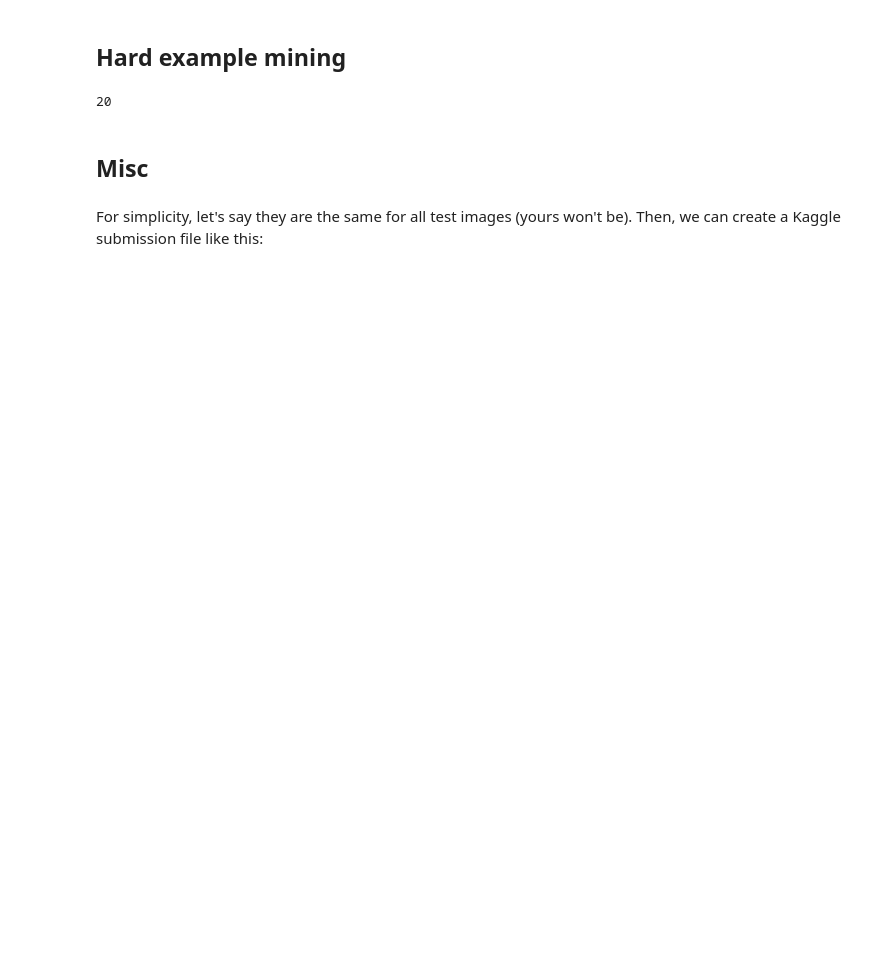
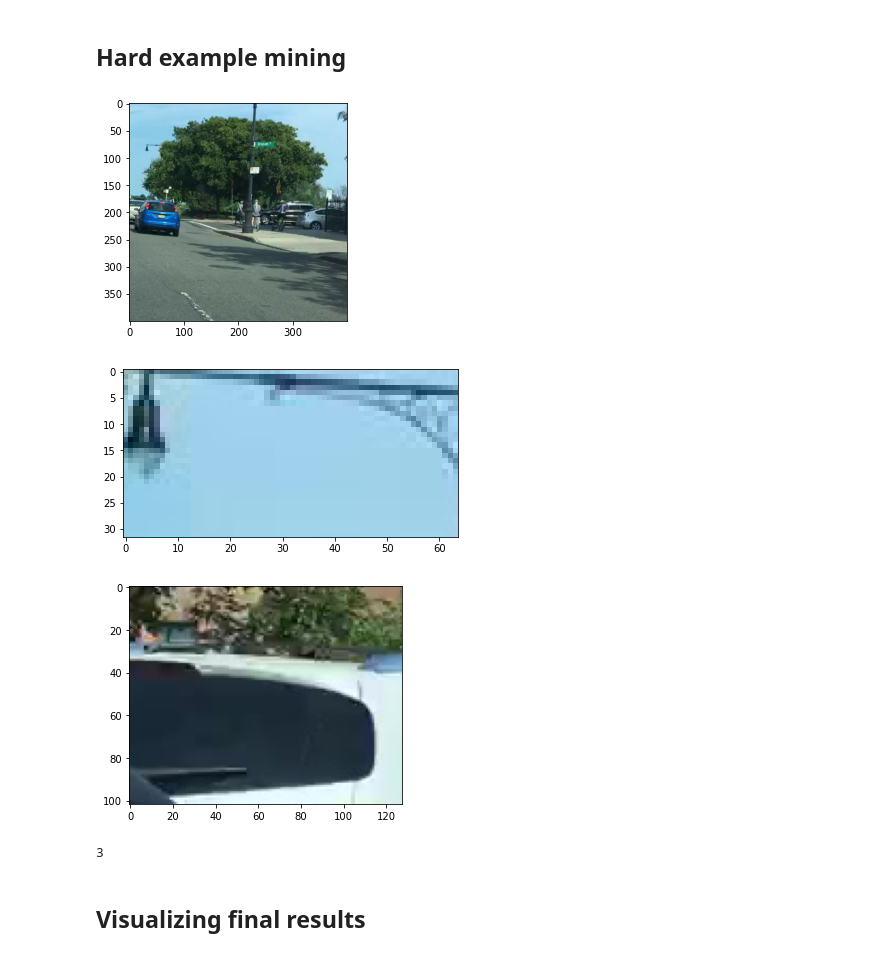
Before and after one commit to Castavo/car-detection, a Jupyter notebook: model_exploration.ipynb, the cells around one changed output. Saved outputs shown, nothing was run; the diff lists cells and outputs as text; code cells hidden in the pictures; blank space fills up the shorter version.

```diff
--- a/model_exploration.ipynb
+++ b/model_exploration.ipynb
@@ -101,16 +99,19 @@ def mine_hard_example(image_path, bboxes, n_examples, classifier):
         label, feature_vect = classifier.predict(sub_image, True)
         if label:
             examples.append(feature_vect)
+            plt.imshow(sub_image)
+            plt.show()
             pbar.update()
     pbar.close()
     return examples
 # %%
 car_index = 0
 image_path, bboxes = frames_info[car_index]
 
-hard_examples = mine_hard_example(image_path, bboxes, 20, classifier)
+hard_examples = mine_hard_example(image_path, bboxes, 3, classifier)
 print(len(hard_examples))
 # %% [output]
+[figure, added]
+[figure, added]
+[figure, added]
-20
+3
-# %% [markdown]
-## Misc
@@ -119,2 +117,0 @@ bounding_boxes = [[0, 0, 5, 5], [5, 5, 5, 5]]
-# %% [markdown]
-For simplicity, let's say they are the same for all test images (yours won't be). Then, we can create a Kaggle submission file like this:
@@ -132,0 +118,2 @@ df_prediction.to_csv('sample_submission.csv')
+# %% [markdown]
+## Visualizing final results
```
Also changed, not shown: parts of 9 cells of this notebook, 10 other files.
